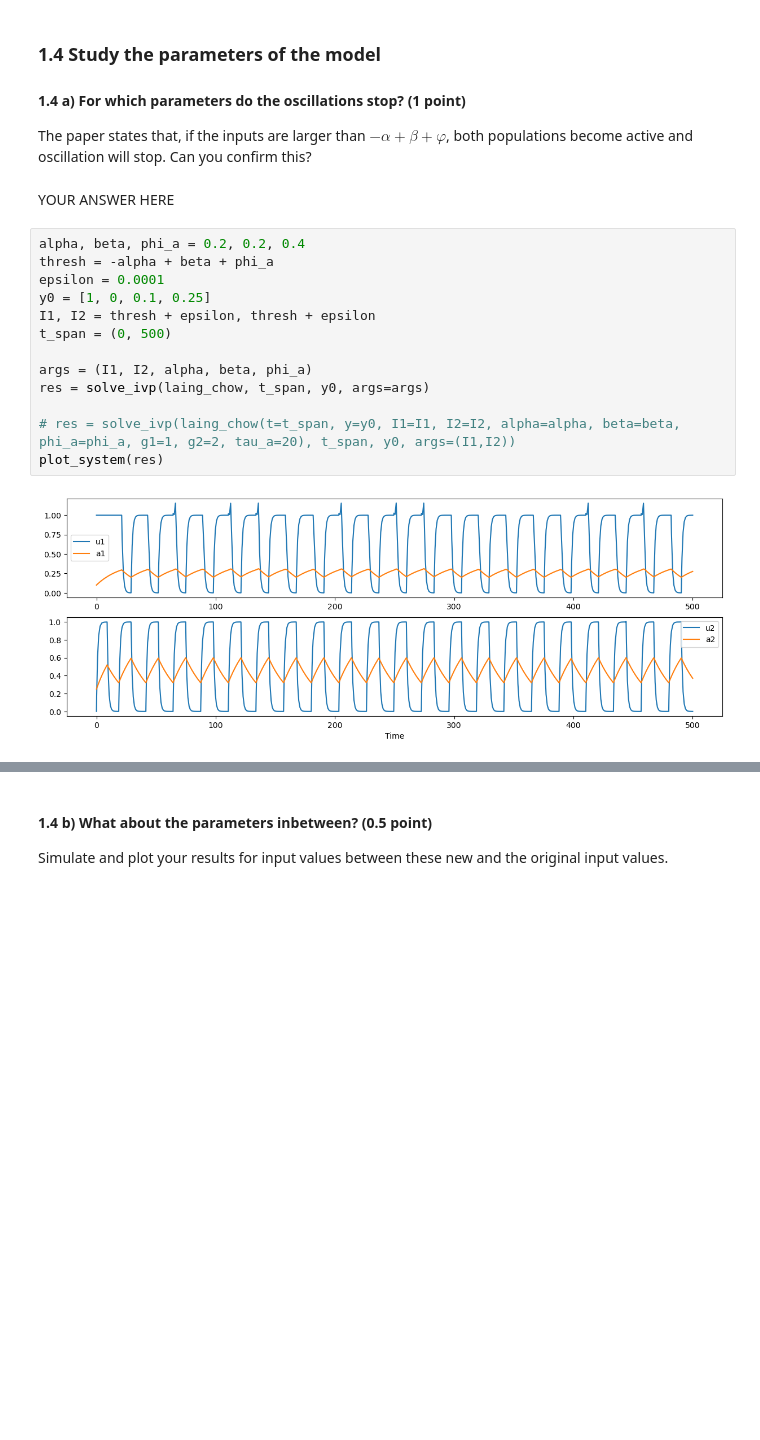
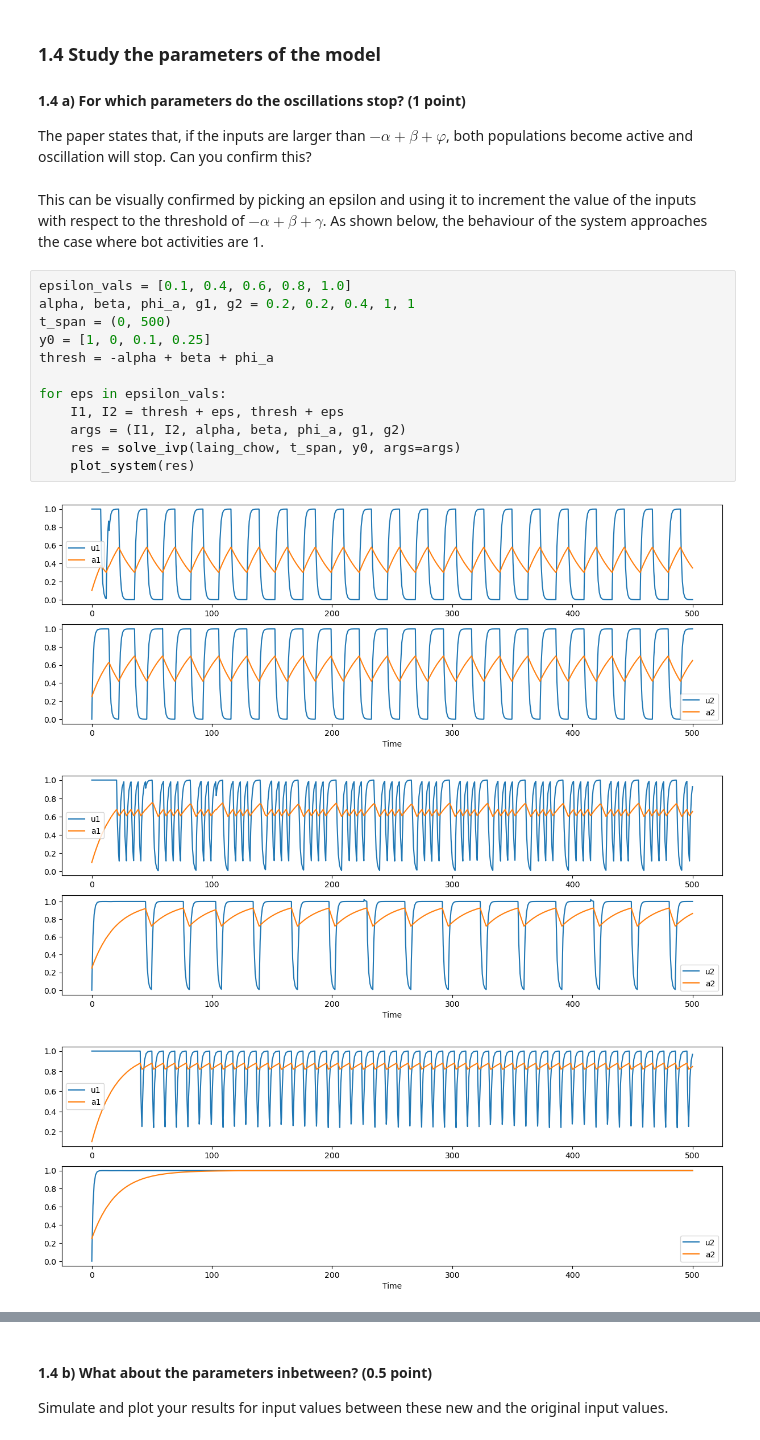
Before and after one commit to lfogarty98/mhbf_pt, a Jupyter notebook: 4-multisensory-integration/multisensory-integration.ipynb, the cells around one changed output, grey strips where cells are left out. Cells and saved outputs as stored; diff of their text form; blank space fills up the shorter version.

```diff
--- a/4-multisensory-integration/multisensory-integration.ipynb
+++ b/4-multisensory-integration/multisensory-integration.ipynb
@@ -239,19 +248,20 @@ YOUR ANSWER HERE
 
 The paper states that, if the inputs are larger than $-\alpha + \beta + \varphi $, both populations become active and oscillation will stop. Can you confirm this?
 # %% [markdown]
-YOUR ANSWER HERE
+This can be visually confirmed by picking an epsilon and using it to increment the value of the inputs with respect to the threshold of $-\alpha + \beta + \gamma$. As shown below, the behaviour of the system approaches the case where bot activities are 1.
 # %%
-alpha, beta, phi_a = 0.2, 0.2, 0.4
+epsilon_vals = [0.1, 0.4, 0.6, 0.8, 1.0]
+alpha, beta, phi_a, g1, g2 = 0.2, 0.2, 0.4, 1, 1
+t_span = (0, 500)
+y0 = [1, 0, 0.1, 0.25]
 thresh = -alpha + beta + phi_a
-epsilon = 0.0001
-y0 = [1, 0, 0.1, 0.25]
-I1, I2 = thresh + epsilon, thresh + epsilon
-t_span = (0, 500)
 
-args = (I1, I2, alpha, beta, phi_a)
-res = solve_ivp(laing_chow, t_span, y0, args=args)
-
-# res = solve_ivp(laing_chow(t=t_span, y=y0, I1=I1, I2=I2, alpha=alpha, beta=beta, phi_a=phi_a, g1=1, g2=2, tau_a=20), t_span, y0, args=(I1,I2))
-plot_system(res)
+for eps in epsilon_vals:
+    I1, I2 = thresh + eps, thresh + eps
+    args = (I1, I2, alpha, beta, phi_a, g1, g2)
+    res = solve_ivp(laing_chow, t_span, y0, args=args)
+    plot_system(res)
 # %% [output]
-[figure, old version]
+[figure, new version]
+[figure, added]
+[figure, added]
```
Also changed, not shown: parts of 17 cells of this notebook.
